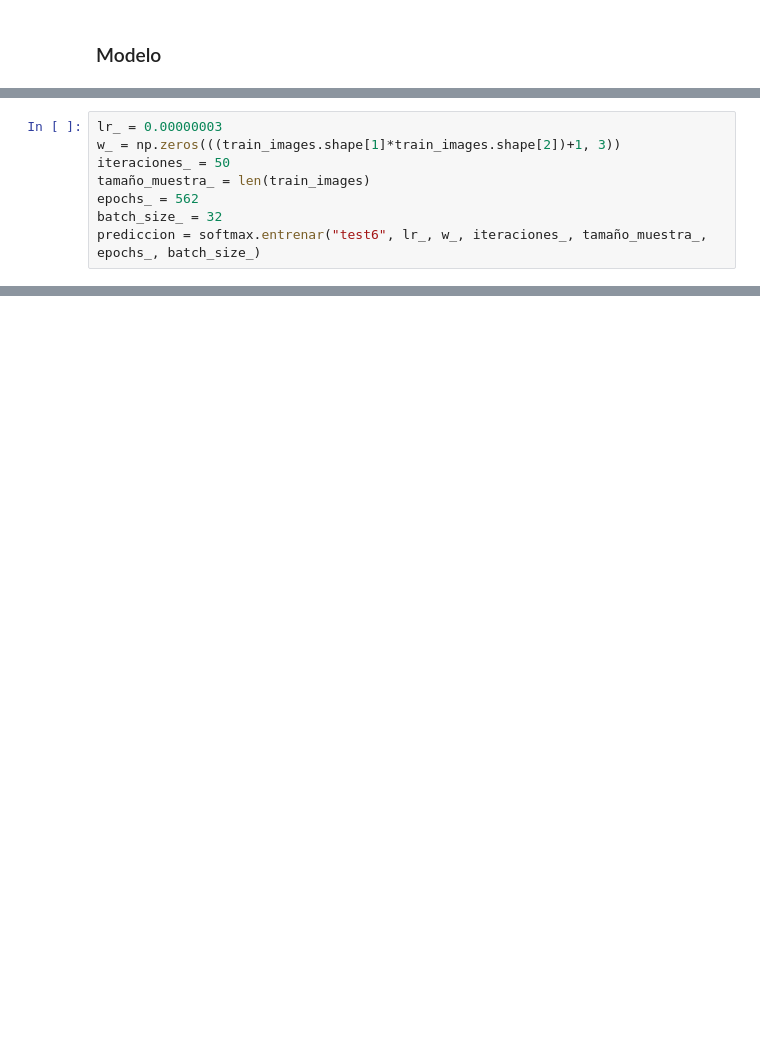
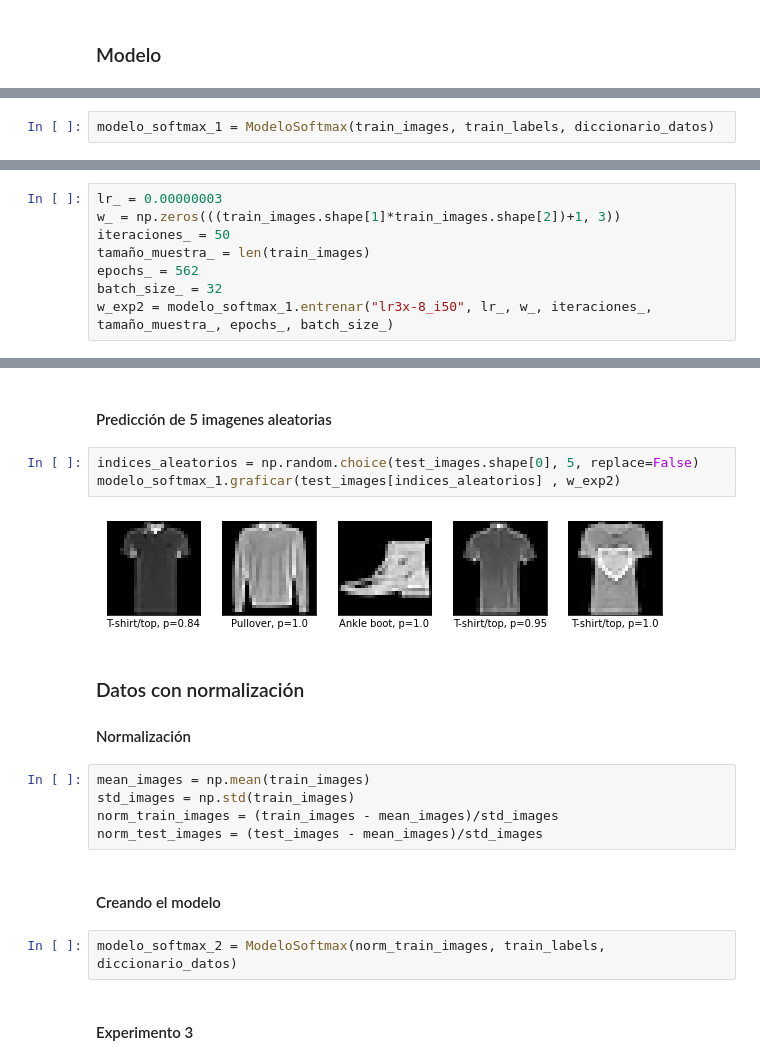
Before and after one commit to josedalvik/datascience_stlearning1_tarea4, a Jupyter notebook: Fashion_mnist.ipynb, the cells around one changed output, grey strips where cells are left out. Saved outputs shown, nothing was run; the diff lists cells and outputs as text; blank space fills up the shorter version.

```diff
--- a/Fashion_mnist.ipynb
+++ b/Fashion_mnist.ipynb
@@ -231,8 +130,0 @@ softmax = ModeloSoftmax(train_images, train_labels, diccionario_datos)
-# %%
-lr_ = 0.00000003
-w_ = np.zeros(((train_images.shape[1]*train_images.shape[2])+1, 3))
-iteraciones_ = 50
-tamaño_muestra_ = len(train_images)
-epochs_ = 562
-batch_size_ = 32
-prediccion = softmax.entrenar("test6", lr_, w_, iteraciones_, tamaño_muestra_, epochs_, batch_size_)
@@ -305,0 +267,2 @@ sum(sumas)
+# %%
+modelo_softmax_1 = ModeloSoftmax(train_images, train_labels, diccionario_datos)
@@ -305,0 +295,8 @@ sum(sumas)
+# %%
+lr_ = 0.00000003
+w_ = np.zeros(((train_images.shape[1]*train_images.shape[2])+1, 3))
+iteraciones_ = 50
+tamaño_muestra_ = len(train_images)
+epochs_ = 562
+batch_size_ = 32
+w_exp2 = modelo_softmax_1.entrenar("lr3x-8_i50", lr_, w_, iteraciones_, tamaño_muestra_, epochs_, batch_size_)
@@ -305,0 +333,22 @@ sum(sumas)
+# %% [markdown]
+#### Predicción de 5 imagenes aleatorias
+# %%
+indices_aleatorios = np.random.choice(test_images.shape[0], 5, replace=False)
+modelo_softmax_1.graficar(test_images[indices_aleatorios] , w_exp2)
+# %% [output]
+[figure, added]
+# %% [markdown]
+### Datos con normalización
+
+#### Normalización
+# %%
+mean_images = np.mean(train_images)
+std_images = np.std(train_images)
+norm_train_images = (train_images - mean_images)/std_images
+norm_test_images = (test_images - mean_images)/std_images
+# %% [markdown]
+#### Creando el modelo
+# %%
+modelo_softmax_2 = ModeloSoftmax(norm_train_images, train_labels, diccionario_datos)
+# %% [markdown]
+#### Experimento 3
```
Also changed, not shown: parts of 45 cells of this notebook, 22 other files.
